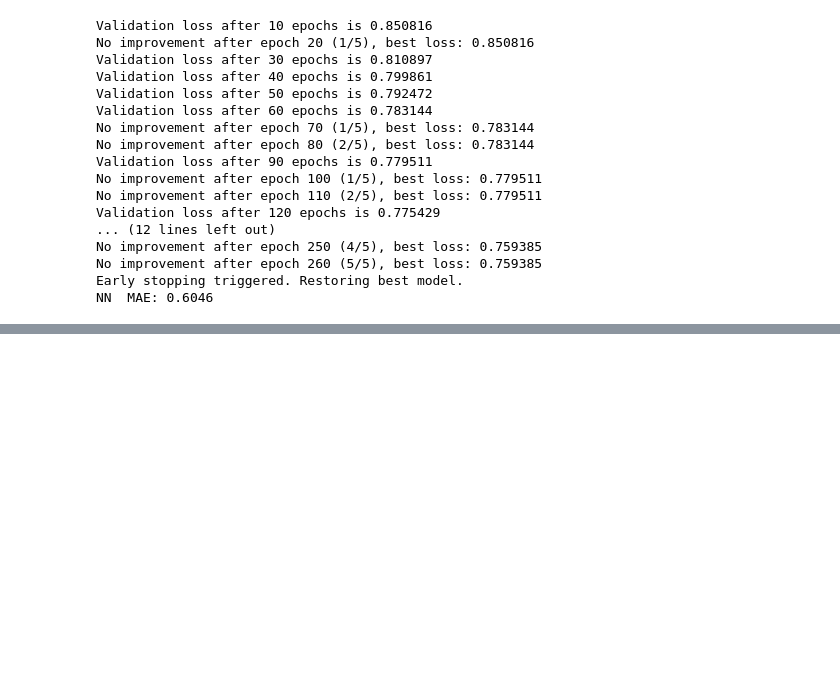
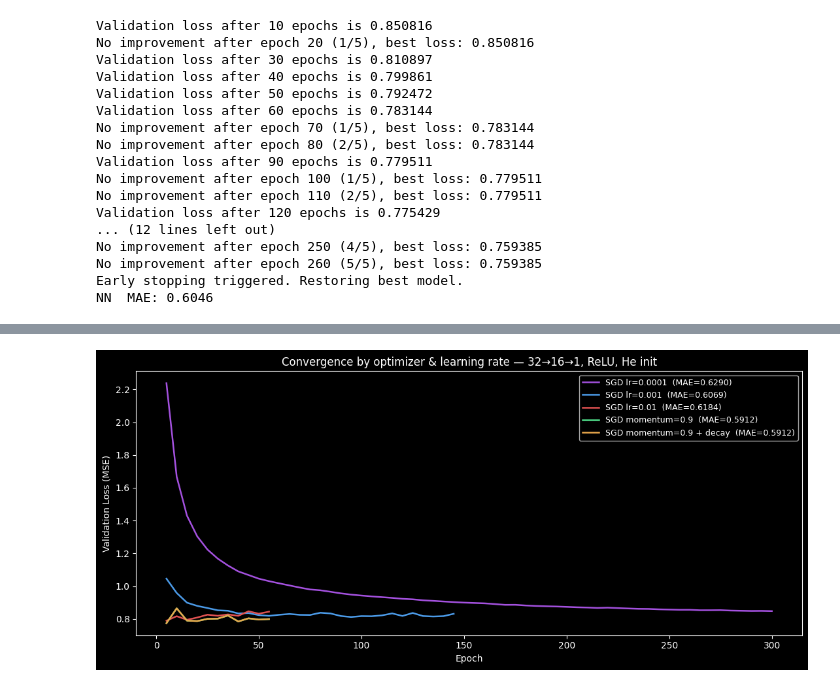
Before and after one commit to edouardblnc87/deep_learning_implementation, a Jupyter notebook: devoir_des_loulous/julien.ipynb, the cells around one changed output, grey strips where cells are left out. Cells and saved outputs as stored; diff of their text form; code cells hidden in the pictures; blank space fills up the shorter version.

```diff
--- a/devoir_des_loulous/julien.ipynb
+++ b/devoir_des_loulous/julien.ipynb
@@ -848,0 +1171,25 @@ PyTorch MAE: 0.5792
+# %%
+fig, ax = plt.subplots(figsize=(11, 5))
+
+colors_optim = {
+    'SGD lr=0.0001':            '#a552e0',
+    'SGD lr=0.001':             '#4c9be8',
+    'SGD lr=0.01':              '#e05252',
+    'SGD momentum=0.9':         '#52e08c',
+    'SGD momentum=0.9 + decay': '#e8a74c',
+}
+
+for name, r in results_optim.items():
+    epochs_x = [p[0] for p in r['val_losses']]
+    losses_y = [p[1] for p in r['val_losses']]
+    ax.plot(epochs_x, losses_y, label=f"{name}  (MAE={r['mae']:.4f})",
+            color=colors_optim[name], linewidth=1.8)
+
+ax.set_xlabel('Epoch')
+ax.set_ylabel('Validation Loss (MSE)')
+ax.set_title('Convergence by optimizer & learning rate — 32→16→1, ReLU, He init')
+ax.legend(fontsize=9)
+plt.tight_layout()
+plt.show()
+# %% [output]
+[figure, added]
```
Also changed, not shown: parts of 35 cells of this notebook.
